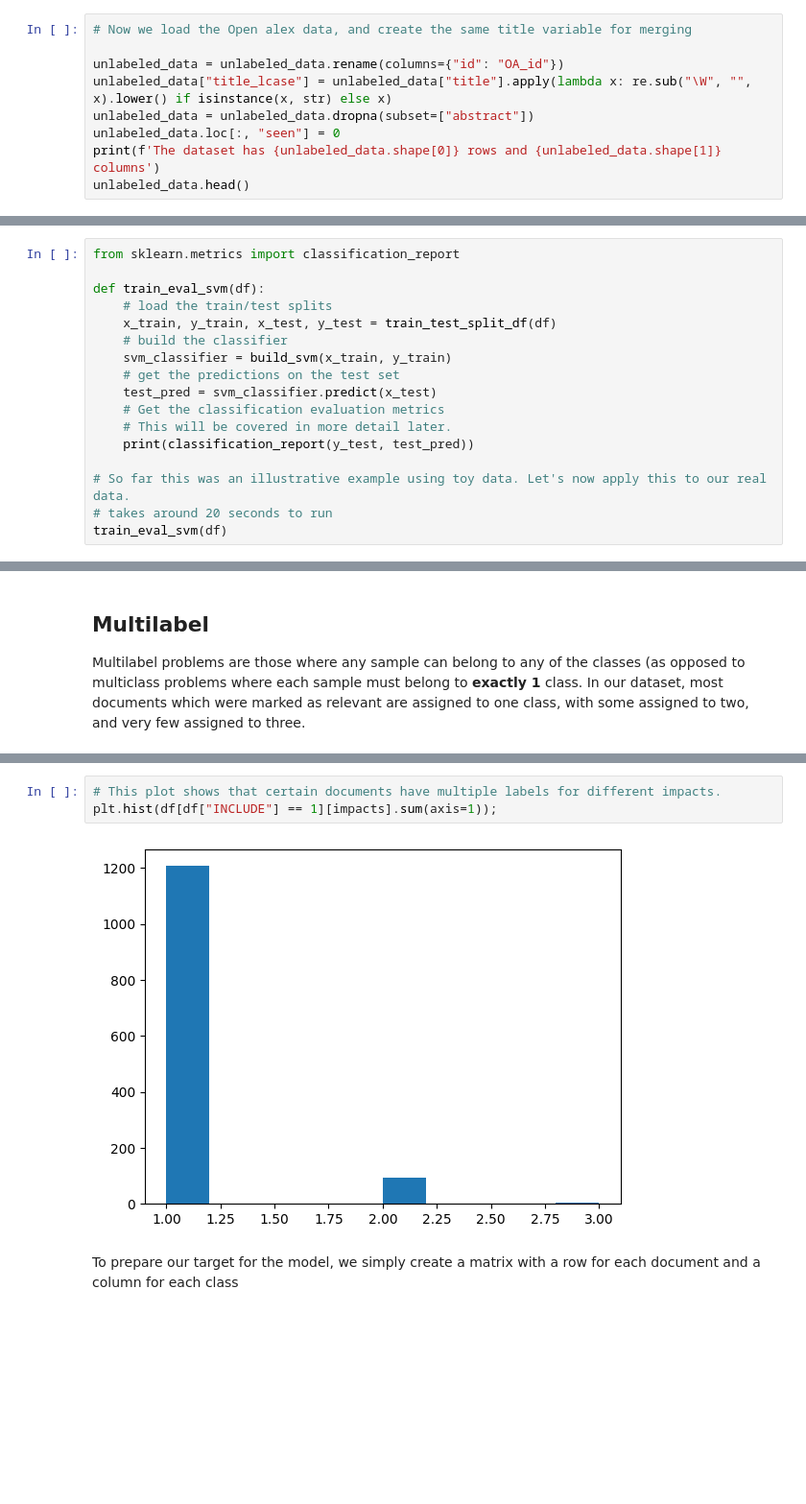
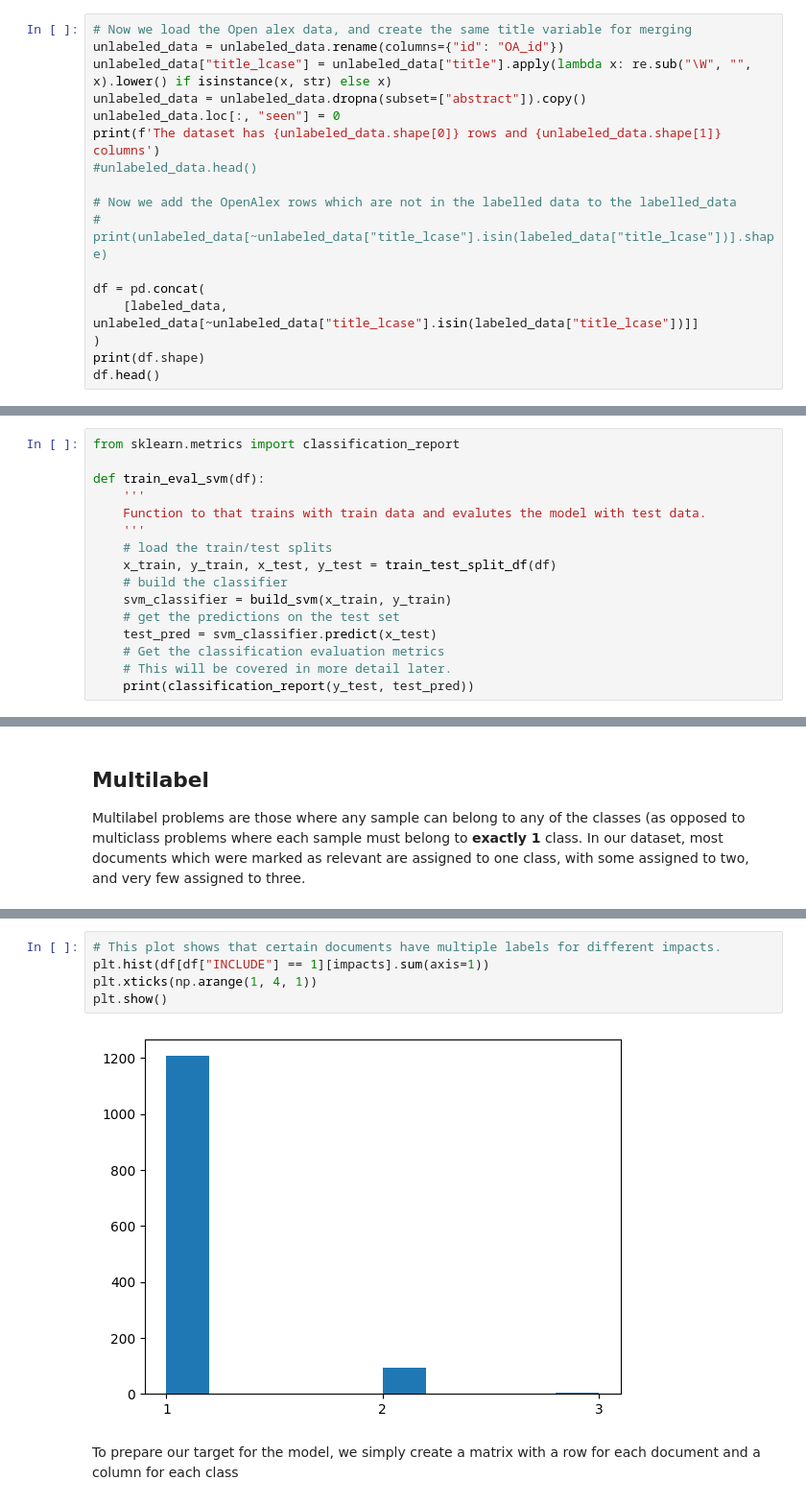
Before and after one commit to climatechange-ai-tutorials/nlp-policy-analysis, a Jupyter notebook: part1_evidence_synthesis.ipynb, the cells around one changed output, grey strips where cells are left out. Shown: that part at 96% size. Saved outputs shown, nothing was run; the diff lists cells and outputs as text; blank space fills up the shorter version.

```diff
--- a/part1_evidence_synthesis.ipynb
+++ b/part1_evidence_synthesis.ipynb
@@ -227,11 +242,19 @@ Name: seen, dtype: int64
 # %%
 # Now we load the Open alex data, and create the same title variable for merging
-
 unlabeled_data = unlabeled_data.rename(columns={"id": "OA_id"})
 unlabeled_data["title_lcase"] = unlabeled_data["title"].apply(lambda x: re.sub("\W", "", x).lower() if isinstance(x, str) else x)
-unlabeled_data = unlabeled_data.dropna(subset=["abstract"])
+unlabeled_data = unlabeled_data.dropna(subset=["abstract"]).copy()
 unlabeled_data.loc[:, "seen"] = 0
 print(f'The dataset has {unlabeled_data.shape[0]} rows and {unlabeled_data.shape[1]} columns')
-unlabeled_data.head()
+#unlabeled_data.head()
+
+# Now we add the OpenAlex rows which are not in the labelled data to the labelled_data
+# print(unlabeled_data[~unlabeled_data["title_lcase"].isin(labeled_data["title_lcase"])].shape)
+
+df = pd.concat(
+    [labeled_data, unlabeled_data[~unlabeled_data["title_lcase"].isin(labeled_data["title_lcase"])]]
+)
+print(df.shape)
+df.head()
 # %% [output]
 The dataset has 18556 rows and 8 columns
@@ -483,6 +485,9 @@ array([0.77051289, 0.17992521, 0.5756507 ])
 from sklearn.metrics import classification_report
 
 def train_eval_svm(df):
+    '''
+    Function to that trains with train data and evalutes the model with test data.
+    '''
     # load the train/test splits
     x_train, y_train, x_test, y_test = train_test_split_df(df)
     # build the classifier
@@ -492,7 +497,3 @@ def train_eval_svm(df):
     # Get the classification evaluation metrics
     # This will be covered in more detail later.
     print(classification_report(y_test, test_pred))
-
-# So far this was an illustrative example using toy data. Let's now apply this to our real data.
-# takes around 20 seconds to run
-train_eval_svm(df)
@@ -514,8 +523,10 @@ Multilabel problems are those where any sample can belong to any of the classes
 # %%
 # This plot shows that certain documents have multiple labels for different impacts.
-plt.hist(df[df["INCLUDE"] == 1][impacts].sum(axis=1));
+plt.hist(df[df["INCLUDE"] == 1][impacts].sum(axis=1))
+plt.xticks(np.arange(1, 4, 1))
+plt.show()
 # %% [output]
-[figure, old version]
+[figure, new version]
 # %% [markdown]
 To prepare our target for the model, we simply create a matrix with a row for each document and a column for each class
 # %%
```
Also changed, not shown: parts of 66 cells of this notebook, 1 other file.
